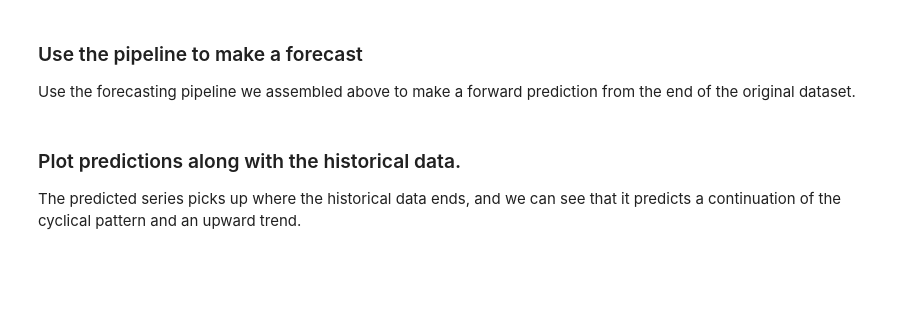
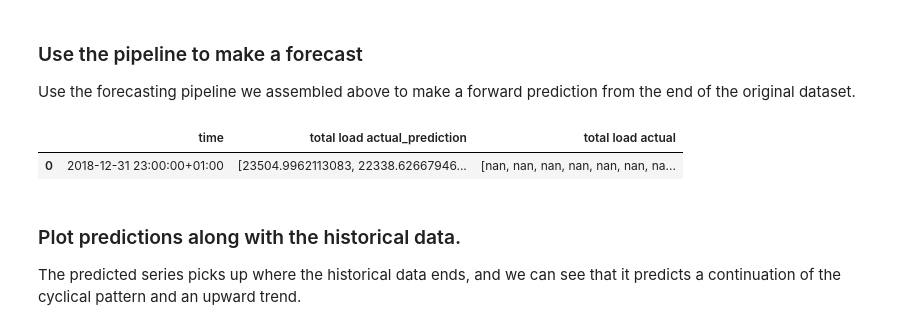
Before and after one commit to ibm-granite-community/granite-timeseries-cookbook, a Jupyter notebook: recipes/Time_Series/Preprocessor_Use_and_Performance_Evaluation.ipynb, the cells around one changed output. Cells and saved outputs as stored; diff of their text form; code cells hidden in the pictures; blank space fills up the shorter version.

```diff
--- a/recipes/Time_Series/Preprocessor_Use_and_Performance_Evaluation.ipynb
+++ b/recipes/Time_Series/Preprocessor_Use_and_Performance_Evaluation.ipynb
@@ -189,9 +203,12 @@ Use the forecasting pipeline we assembled above to make a forward prediction fro
 # %%
 historical = input_df.iloc[-context_length:]
 
 # Make a forecast on the target column given the input data.
-zeroshot_forecast = pipeline(tsp.preprocess(historical))
+zeroshot_forecast = pipeline(historical)
 zeroshot_forecast.head()
+# %% [output]
+|  | time | total load actual_prediction | total load actual |
+| 0 | 2018-12-31 23:00:00+01:00 | [23504.9962113083, 22338.62667946... | [nan, nan, nan, nan, nan, nan, na... |
 # %% [markdown]
 ### Plot predictions along with the historical data.
 
```
Also changed, not shown: parts of 6 cells of this notebook.
